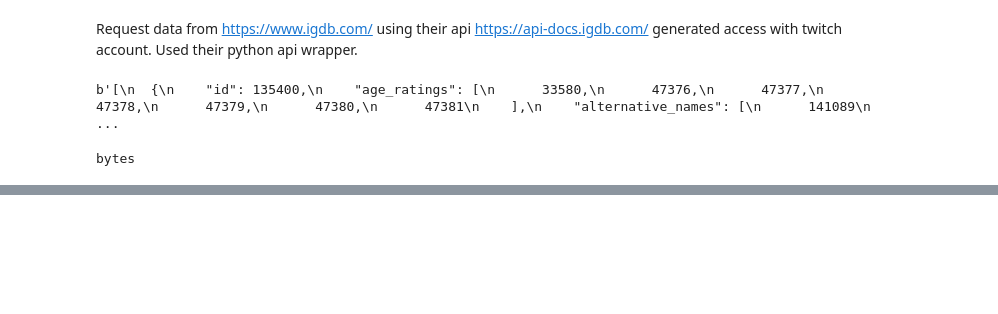
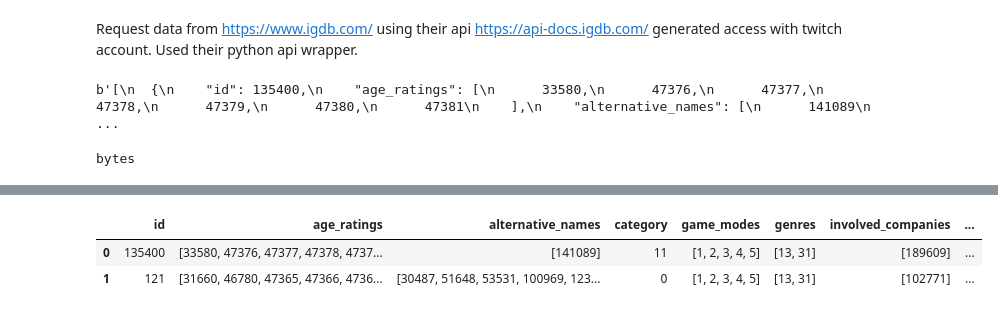
Before and after one commit to zhiwt01/project, a Jupyter notebook: info.ipynb, the cells around one changed output, grey strips where cells are left out. Saved outputs shown, nothing was run; the diff lists cells and outputs as text; code cells hidden in the pictures; blank space fills up the shorter version.

Commit message:
saved data, commented out above code

```diff
--- a/info.ipynb
+++ b/info.ipynb
@@ -399,0 +282,6 @@ for title in cleaned_titles:
+# %%
+import json
+import pandas as pd
+
+df = json.loads(byte_array)
+df
@@ -399,0 +306,8 @@ for title in cleaned_titles:
+# %%
+test= pd.DataFrame(df)
+# %%
+test.head()
+# %% [output]
+|  | id | age_ratings | alternative_names | category | game_modes | genres | involved_companies | ... |
+| 0 | 135400 | [33580, 47376, 47377, 47378, 4737... | [141089] | 11 | [1, 2, 3, 4, 5] | [13, 31] | [189609] | ... |
+| 1 | 121 | [31660, 46780, 47365, 47366, 4736... | [30487, 51648, 53531, 100969, 123... | 0 | [1, 2, 3, 4, 5] | [13, 31] | [102771] | ... |
```
Also changed, not shown: parts of 16 cells of this notebook, 14 other files.
